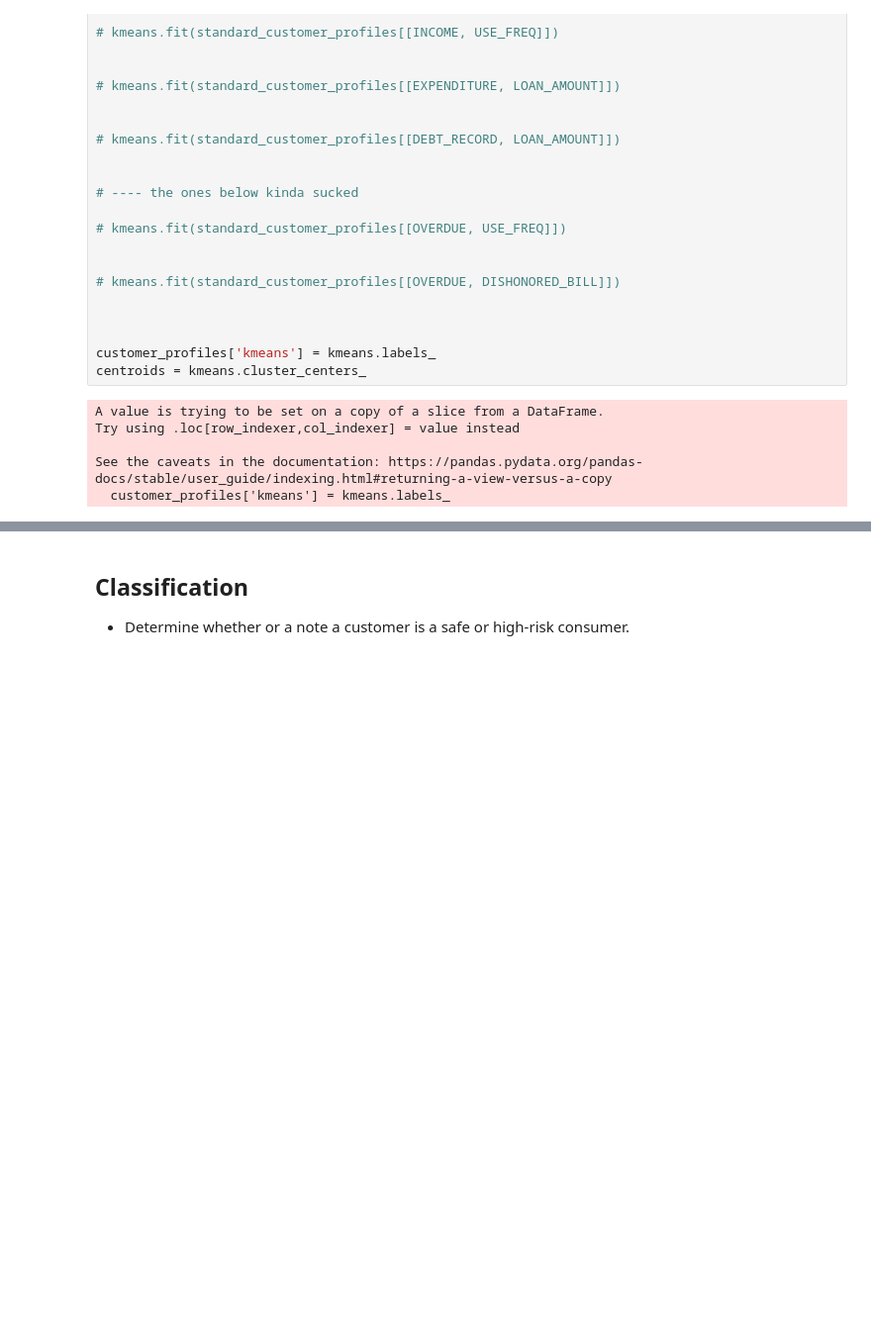
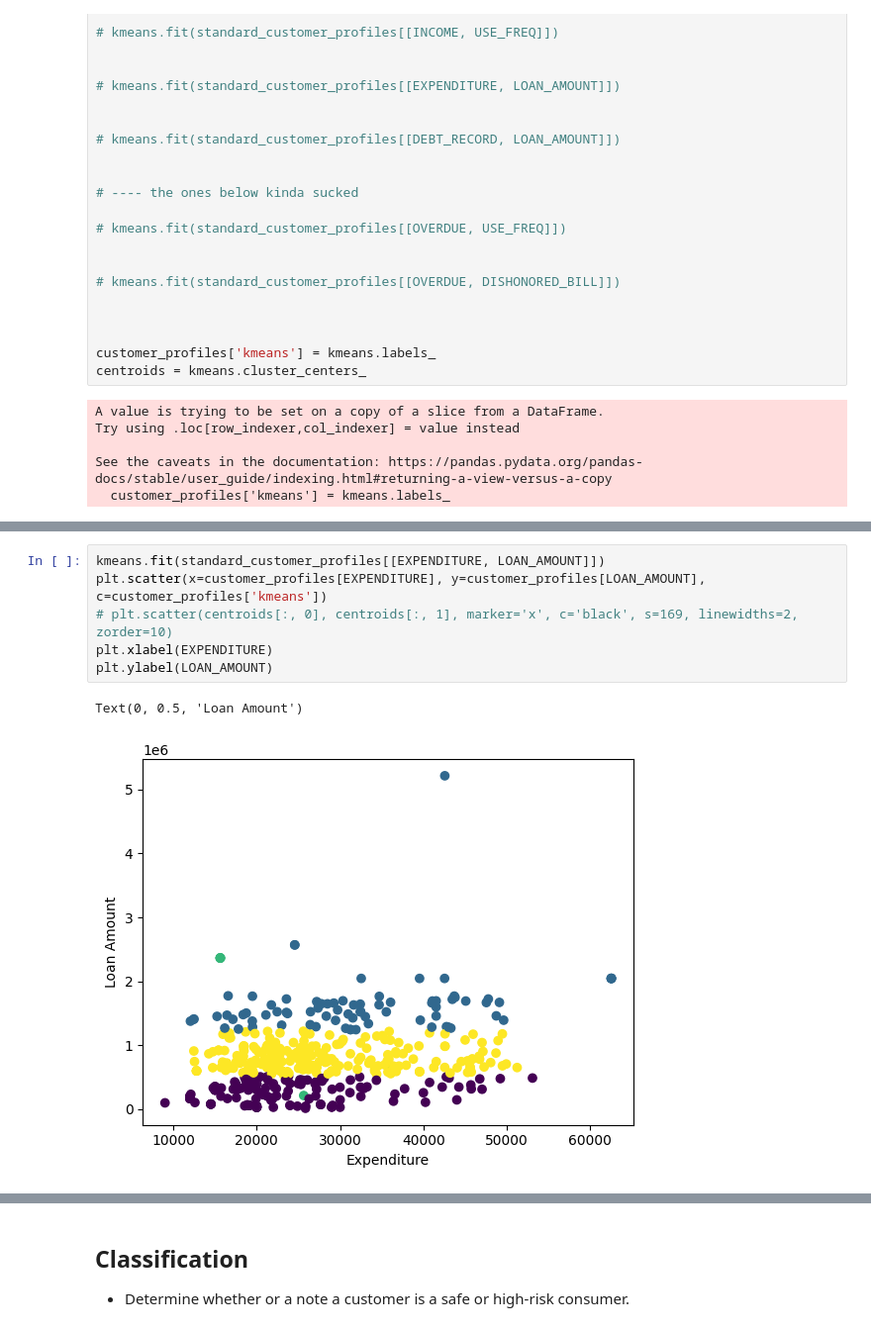
Before and after one commit to rintendou/csci415-project4, a Jupyter notebook: credit_card.ipynb, the cells around one changed output, grey strips where cells are left out. Shown at 99% size. Saved outputs shown, nothing was run; the diff lists cells and outputs as text; blank space fills up the shorter version.

```diff
--- a/credit_card.ipynb
+++ b/credit_card.ipynb
@@ -269,0 +273,9 @@ Text(0, 0.5, ' Dishonour of Bill')
+# %%
+kmeans.fit(standard_customer_profiles[[EXPENDITURE, LOAN_AMOUNT]])
+plt.scatter(x=customer_profiles[EXPENDITURE], y=customer_profiles[LOAN_AMOUNT], c=customer_profiles['kmeans'])
+# plt.scatter(centroids[:, 0], centroids[:, 1], marker='x', c='black', s=169, linewidths=2, zorder=10)
+plt.xlabel(EXPENDITURE)
+plt.ylabel(LOAN_AMOUNT)
+# %% [output]
+Text(0, 0.5, 'Loan Amount')
+[figure, added]
```
Also changed, not shown: parts of 8 cells of this notebook.
